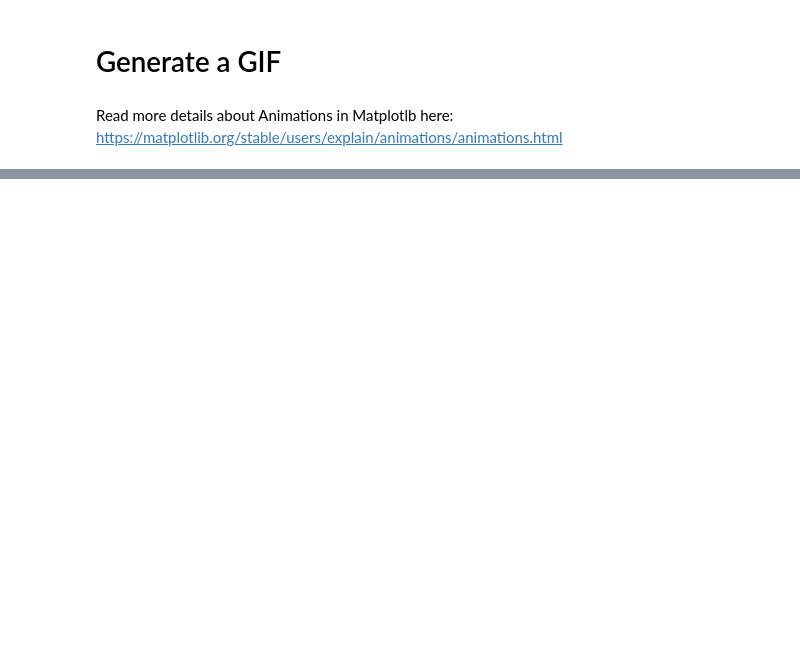
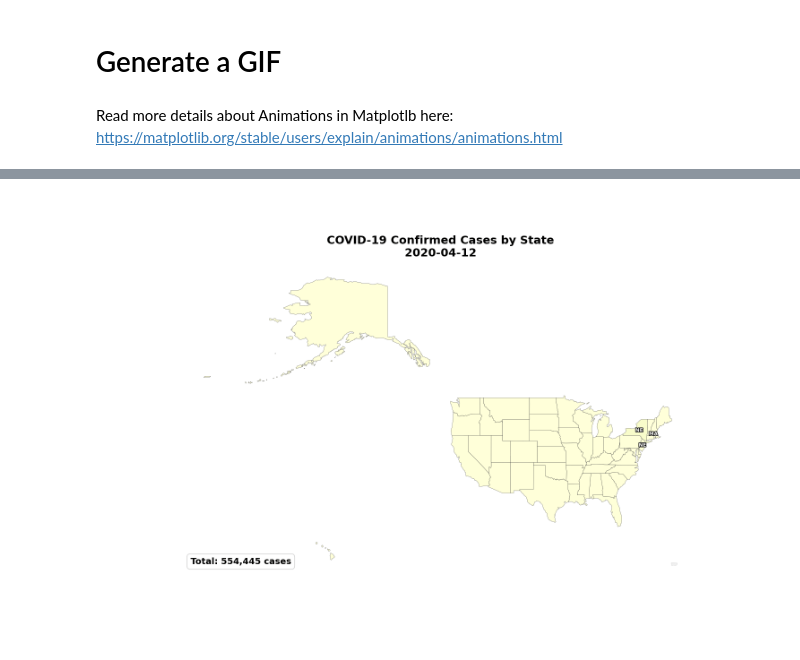
Before and after one commit to kkipngenokoech/DA-course, a Jupyter notebook: Lecture_6_Visualizations.ipynb, the cells around one changed output, grey strips where cells are left out. Cells and saved outputs as stored; diff of their text form; code cells hidden in the pictures; blank space fills up the shorter version.

```diff
--- a/Lecture_6_Visualizations.ipynb
+++ b/Lecture_6_Visualizations.ipynb
@@ -250,4 +528,6 @@ create_covid_map_gif(df_clean, us_states,
 # %%
 # DISPLAY THE GIF
 from IPython.display import Image, display
-display(Image(filename='covid_deaths_map.gif'))
+display(Image(filename='covid_spread_map.gif'))
+# %% [output]
+[figure, added]
```
Also changed, not shown: parts of 13 cells of this notebook, 4 other files.
